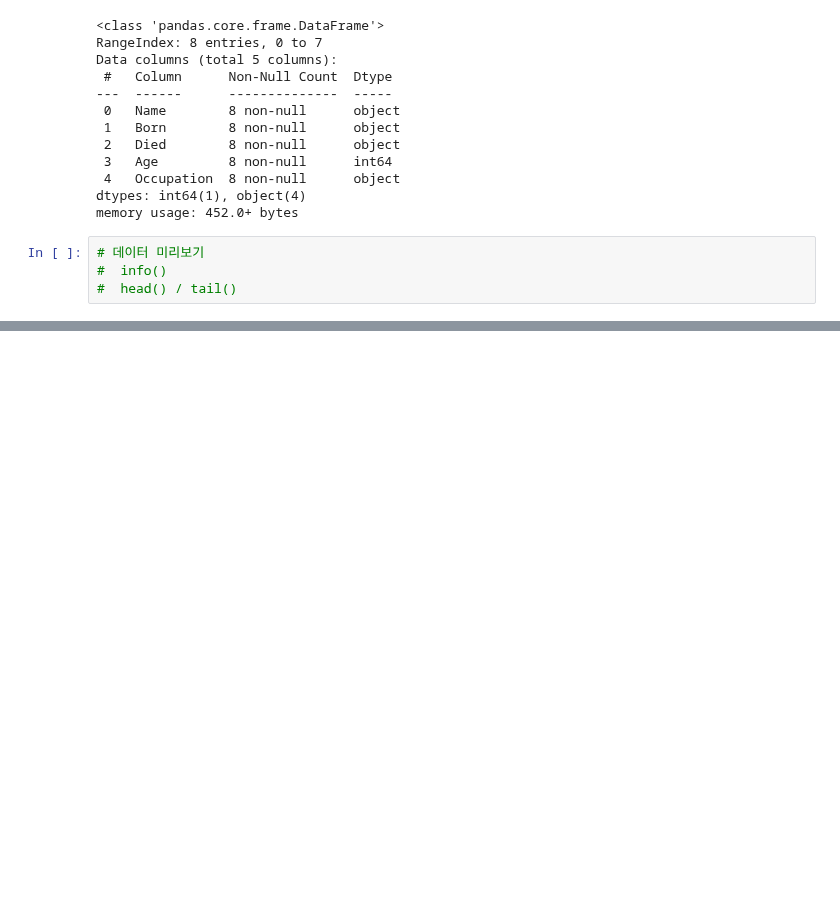
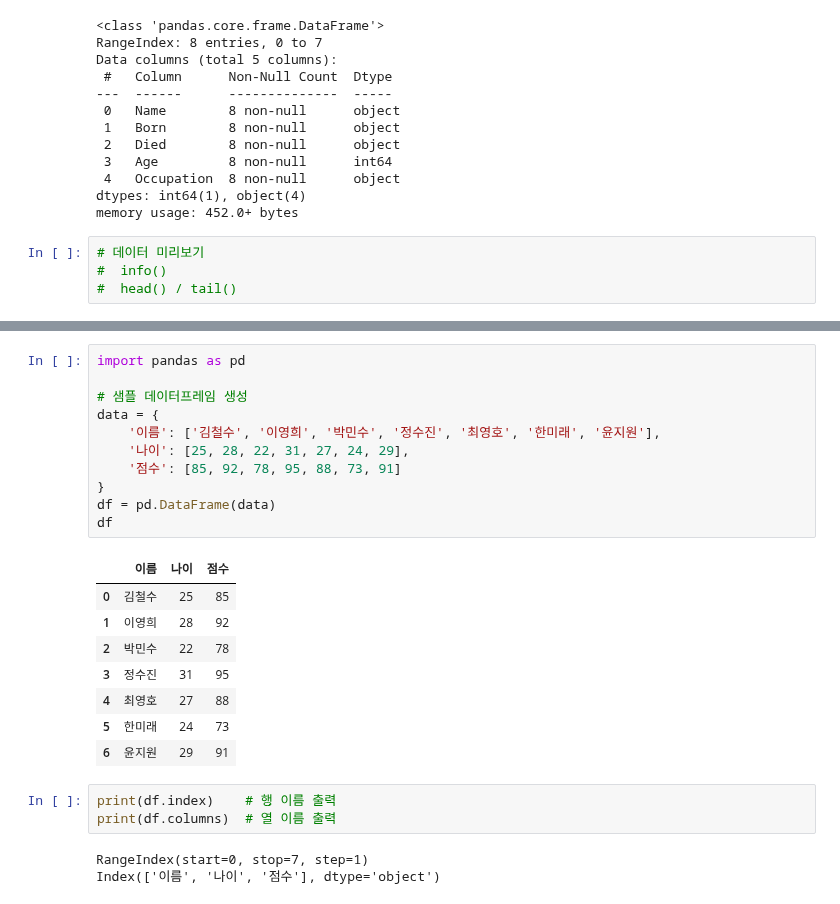
Before and after one commit to zdeik/hipython_rep, a Jupyter notebook: 13.판다스.ipynb, the cells around one changed output, grey strips where cells are left out. Saved outputs shown, nothing was run; the diff lists cells and outputs as text; blank space fills up the shorter version.

```diff
--- a/13.판다스.ipynb
+++ b/13.판다스.ipynb
@@ -200,0 +260,26 @@ sci1.tail(3)
+# %%
+import pandas as pd
+
+# 샘플 데이터프레임 생성
+data = {
+    '이름': ['김철수', '이영희', '박민수', '정수진', '최영호', '한미래', '윤지원'],
+    '나이': [25, 28, 22, 31, 27, 24, 29],
+    '점수': [85, 92, 78, 95, 88, 73, 91]
+}
+df = pd.DataFrame(data)
+df
+# %% [output]
+|  | 이름 | 나이 | 점수 |
+| 0 | 김철수 | 25 | 85 |
+| 1 | 이영희 | 28 | 92 |
+| 2 | 박민수 | 22 | 78 |
+| 3 | 정수진 | 31 | 95 |
+| 4 | 최영호 | 27 | 88 |
+| 5 | 한미래 | 24 | 73 |
+| 6 | 윤지원 | 29 | 91 |
+# %%
+print(df.index)    # 행 이름 출력
+print(df.columns)  # 열 이름 출력
+# %% [output]
+RangeIndex(start=0, stop=7, step=1)
+Index(['이름', '나이', '점수'], dtype='object')
```
Also changed, not shown: parts of 12 cells of this notebook, 1 other file.
